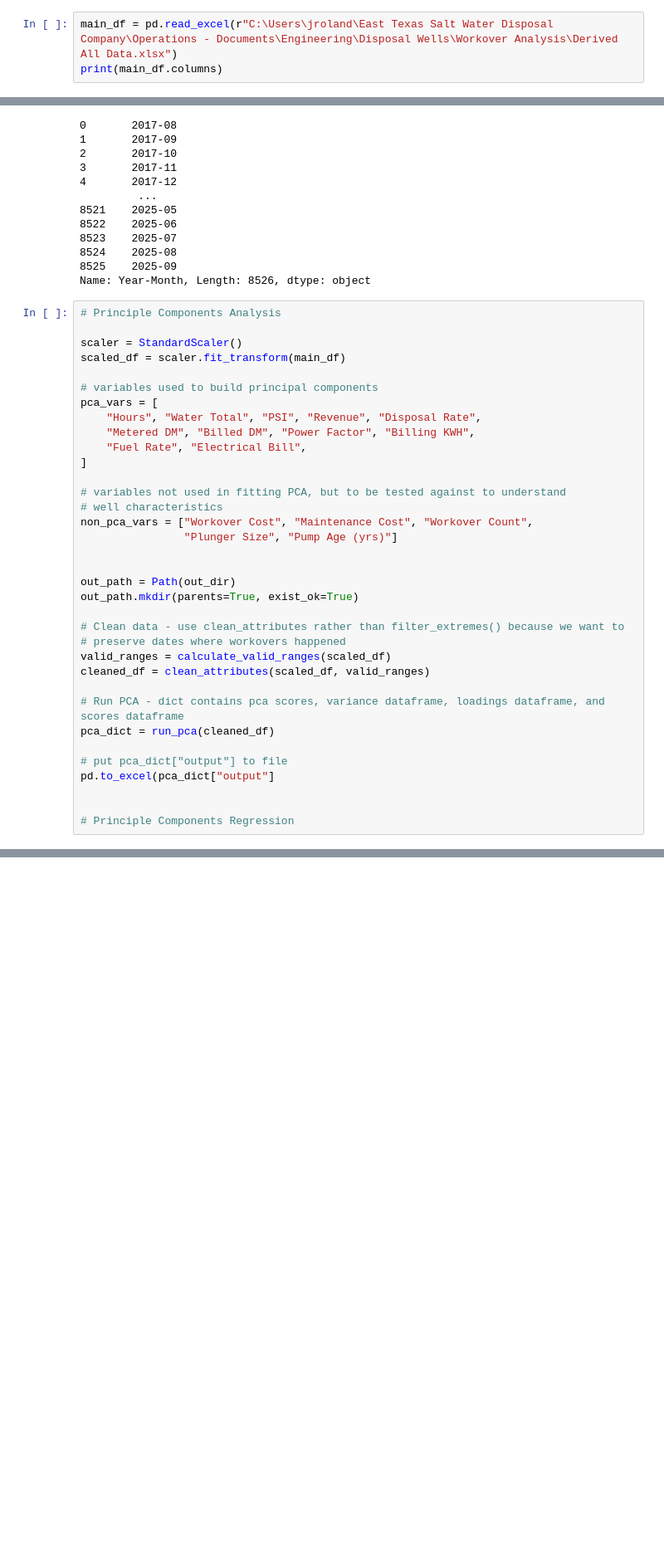
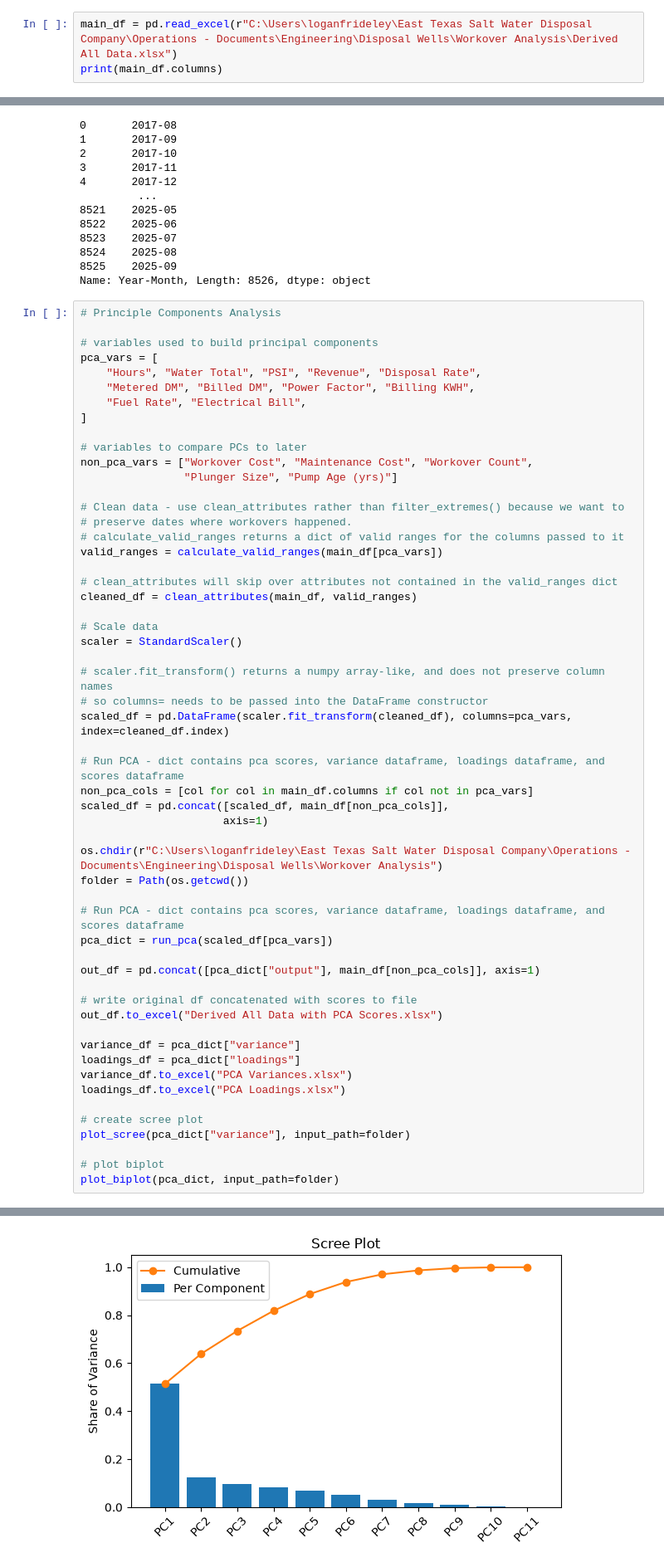
Before and after one commit to JarrettRoland/ETSWD_Analysis, a Jupyter notebook: Linear.ipynb, the cells around one changed output, grey strips where cells are left out. Shown at 83% size. Drawn from its saved outputs; the diff is of its cells as text; blank space fills up the shorter version.

Commit message:
Fixed bugs with the data cleaning and standardization pipeline, as well as the rejoining of PCA data to original data.

```diff
--- a/Linear.ipynb
+++ b/Linear.ipynb
@@ -18,7 +18,7 @@ from sklearn.decomposition import PCA
 from sklearn.linear_model import LinearRegression
 from sklearn.preprocessing import StandardScaler
 # %%
-main_df = pd.read_excel(r"C:\Users\jroland\East Texas Salt Water Disposal Company\Operations - Documents\Engineering\Disposal Wells\Workover Analysis\Derived All Data.xlsx")
+main_df = pd.read_excel(r"C:\Users\loganfrideley\East Texas Salt Water Disposal Company\Operations - Documents\Engineering\Disposal Wells\Workover Analysis\Derived All Data.xlsx")
 print(main_df.columns)
 # %% [output]
 Index(['Unnamed: 0.1', 'Unnamed: 0', 'Name', 'Year-Month', 'Hours',
@@ -138,9 +137,6 @@ test_y = test_y[predicted]
 Name: Year-Month, Length: 8526, dtype: object
 # %%
 # Principle Components Analysis
-
-scaler = StandardScaler()
-scaled_df = scaler.fit_transform(main_df)
 
 # variables used to build principal components
 pca_vars = [
@@ -149,25 +145,49 @@ pca_vars = [
     "Fuel Rate", "Electrical Bill",
 ]
 
-# variables not used in fitting PCA, but to be tested against to understand
-# well characteristics
+# variables to compare PCs to later
 non_pca_vars = ["Workover Cost", "Maintenance Cost", "Workover Count",
                 "Plunger Size", "Pump Age (yrs)"]
 
+# Clean data - use clean_attributes rather than filter_extremes() because we want to
+# preserve dates where workovers happened.
+# calculate_valid_ranges returns a dict of valid ranges for the columns passed to it
+valid_ranges = calculate_valid_ranges(main_df[pca_vars])
 
-out_path = Path(out_dir)
-out_path.mkdir(parents=True, exist_ok=True)
+# clean_attributes will skip over attributes not contained in the valid_ranges dict
+cleaned_df = clean_attributes(main_df, valid_ranges)
 
-# Clean data - use clean_attributes rather than filter_extremes() because we want to
-# preserve dates where workovers happened
-valid_ranges = calculate_valid_ranges(scaled_df)
-cleaned_df = clean_attributes(scaled_df, valid_ranges)
+# Scale data
+scaler = StandardScaler()
+
+# scaler.fit_transform() returns a numpy array-like, and does not preserve column names
+# so columns= needs to be passed into the DataFrame constructor
+scaled_df = pd.DataFrame(scaler.fit_transform(cleaned_df), columns=pca_vars, index=cleaned_df.index)
 
 # Run PCA - dict contains pca scores, variance dataframe, loadings dataframe, and scores dataframe
-pca_dict = run_pca(cleaned_df)
+non_pca_cols = [col for col in main_df.columns if col not in pca_vars]
+scaled_df = pd.concat([scaled_df, main_df[non_pca_cols]],
+                      axis=1)
 
-# put pca_dict["output"] to file
-pd.to_excel(pca_dict["output"]
+os.chdir(r"C:\Users\loganfrideley\East Texas Salt Water Disposal Company\Operations - Documents\Engineering\Disposal Wells\Workover Analysis")
+folder = Path(os.getcwd())
 
+# Run PCA - dict contains pca scores, variance dataframe, loadings dataframe, and scores dataframe
+pca_dict = run_pca(scaled_df[pca_vars])
 
-# Principle Components Regression
+out_df = pd.concat([pca_dict["output"], main_df[non_pca_cols]], axis=1)
+
+# write original df concatenated with scores to file
+out_df.to_excel("Derived All Data with PCA Scores.xlsx")
+
+variance_df = pca_dict["variance"]
+loadings_df = pca_dict["loadings"]
+variance_df.to_excel("PCA Variances.xlsx")
+loadings_df.to_excel("PCA Loadings.xlsx")
+
+# create scree plot
+plot_scree(pca_dict["variance"], input_path=folder)
+
+# plot biplot
+plot_biplot(pca_dict, input_path=folder)
+# %% [output]
@@ -173,0 +197 @@ pd.to_excel(pca_dict["output"]
+[figure, added]
```
Also changed, not shown: parts of 7 cells of this notebook, 2 other files.
